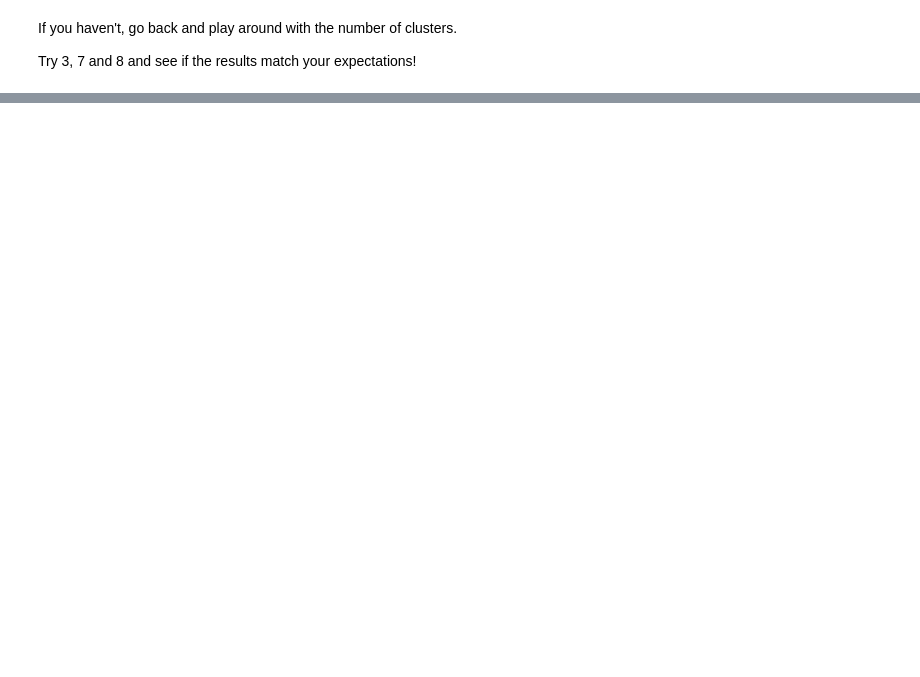
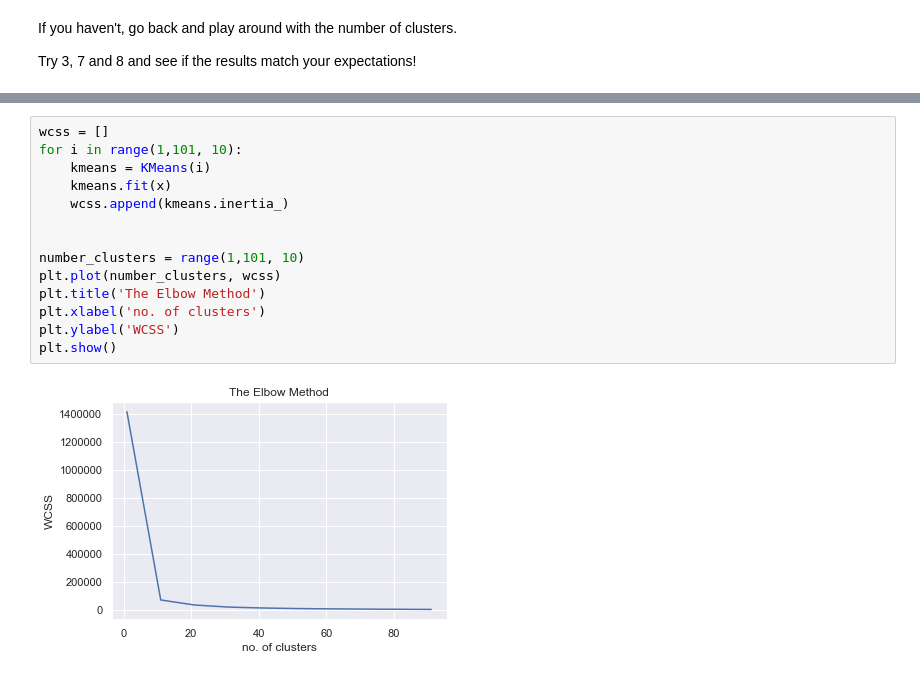
Before and after one commit to thalladasaikumar/data-science-learning, a Jupyter notebook: 3_Cluster Analysis/2_Cluster Countries/Clustering Countries.ipynb, the cells around one changed output, grey strips where cells are left out. Saved outputs shown, nothing was run; the diff lists cells and outputs as text; blank space fills up the shorter version.

```diff
--- a/3_Cluster Analysis/2_Cluster Countries/Clustering Countries.ipynb
+++ b/3_Cluster Analysis/2_Cluster Countries/Clustering Countries.ipynb
@@ -174,0 +218,16 @@ plt.show()
+# %%
+wcss = []
+for i in range(1,101, 10):
+    kmeans = KMeans(i)
+    kmeans.fit(x)
+    wcss.append(kmeans.inertia_)
+
+
+number_clusters = range(1,101, 10)
+plt.plot(number_clusters, wcss)
+plt.title('The Elbow Method')
+plt.xlabel('no. of clusters')
+plt.ylabel('WCSS')
+plt.show()
+# %% [output]
+[figure, added]
```
Also changed, not shown: parts of 12 cells of this notebook, 2 other files.
